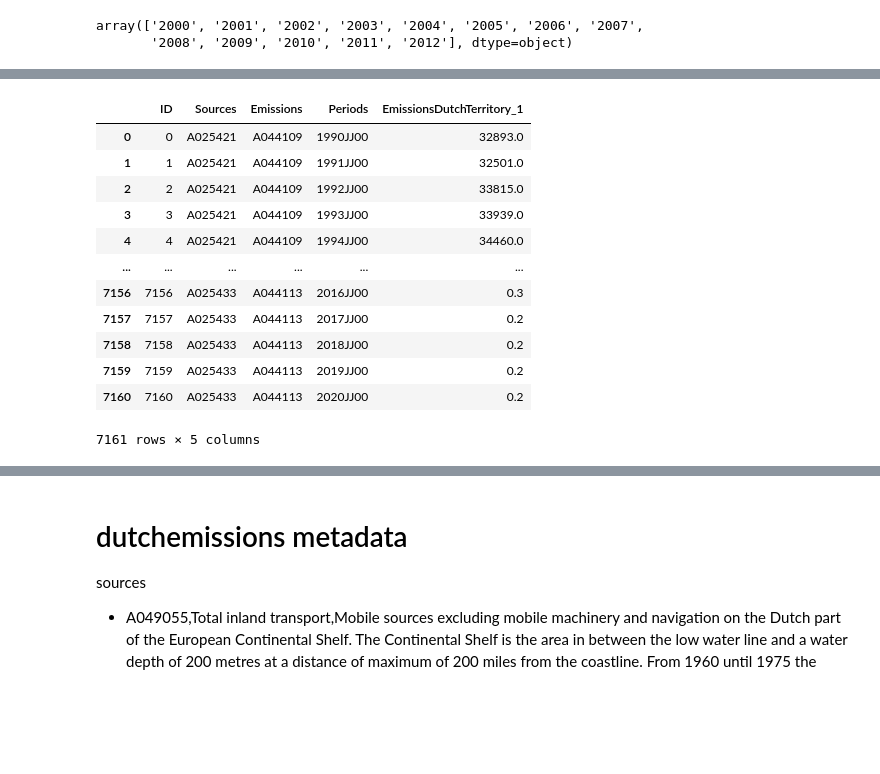
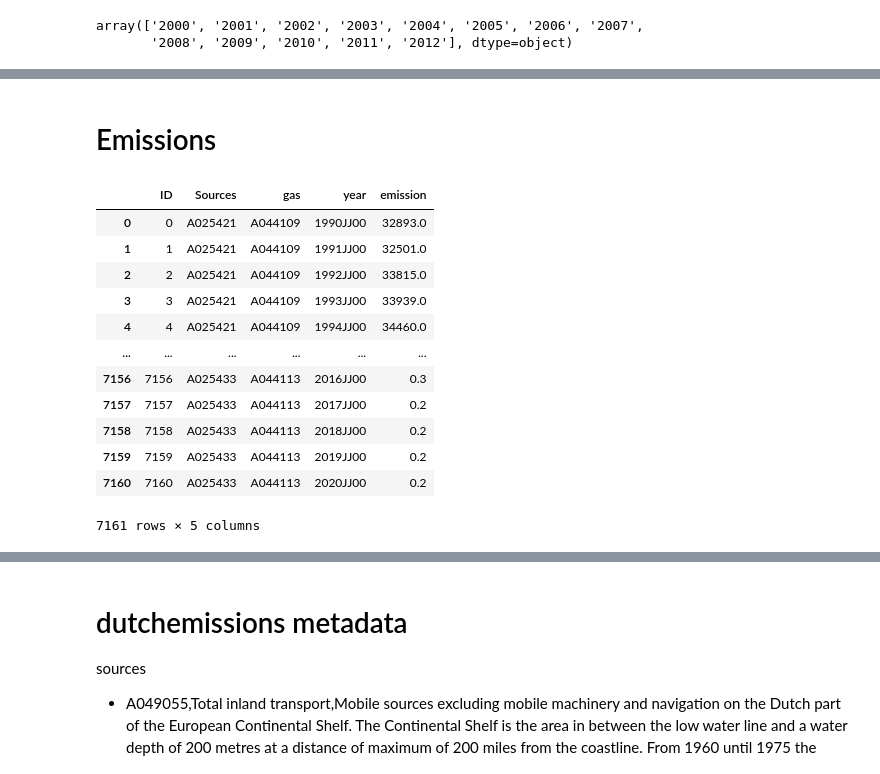
Before and after one commit to ClauCarloni/data_final_project, a Jupyter notebook: renewables_and_environment.ipynb, the cells around one changed output, grey strips where cells are left out. Saved outputs shown, nothing was run; the diff lists cells and outputs as text; code cells hidden in the pictures; blank space fills up the shorter version.

```diff
--- a/renewables_and_environment.ipynb
+++ b/renewables_and_environment.ipynb
@@ -165,8 +227,11 @@ vehicles_old_data.plot(kind='line',x='Periods',y='TotalNumberOfPassengerCars_2')
+# %% [markdown]
+# Emissions
 # %%
 dutchemissions = pd.read_csv(r'C:\Users\claud\data_final_project\Usefull\Emissions to air Dutch territory; mobile sources\84735ENG_UntypedDataSet_09112021_205929_2.csv')
+dutchemissions = dutchemissions.rename({'Emissions': 'gas', 'Periods': 'year', 'EmissionsDutchTerritory_1': 'emission'}, axis=1)
 dutchemissions
 # %% [output]
-|  | ID | Sources | Emissions | Periods | EmissionsDutchTerritory_1 |
+|  | ID | Sources | gas | year | emission |
 | 0 | 0 | A025421 | A044109 | 1990JJ00 | 32893.0 |
 | 1 | 1 | A025421 | A044109 | 1991JJ00 | 32501.0 |
 | 2 | 2 | A025421 | A044109 | 1992JJ00 | 33815.0 |
```
Also changed, not shown: parts of 50 cells of this notebook.
